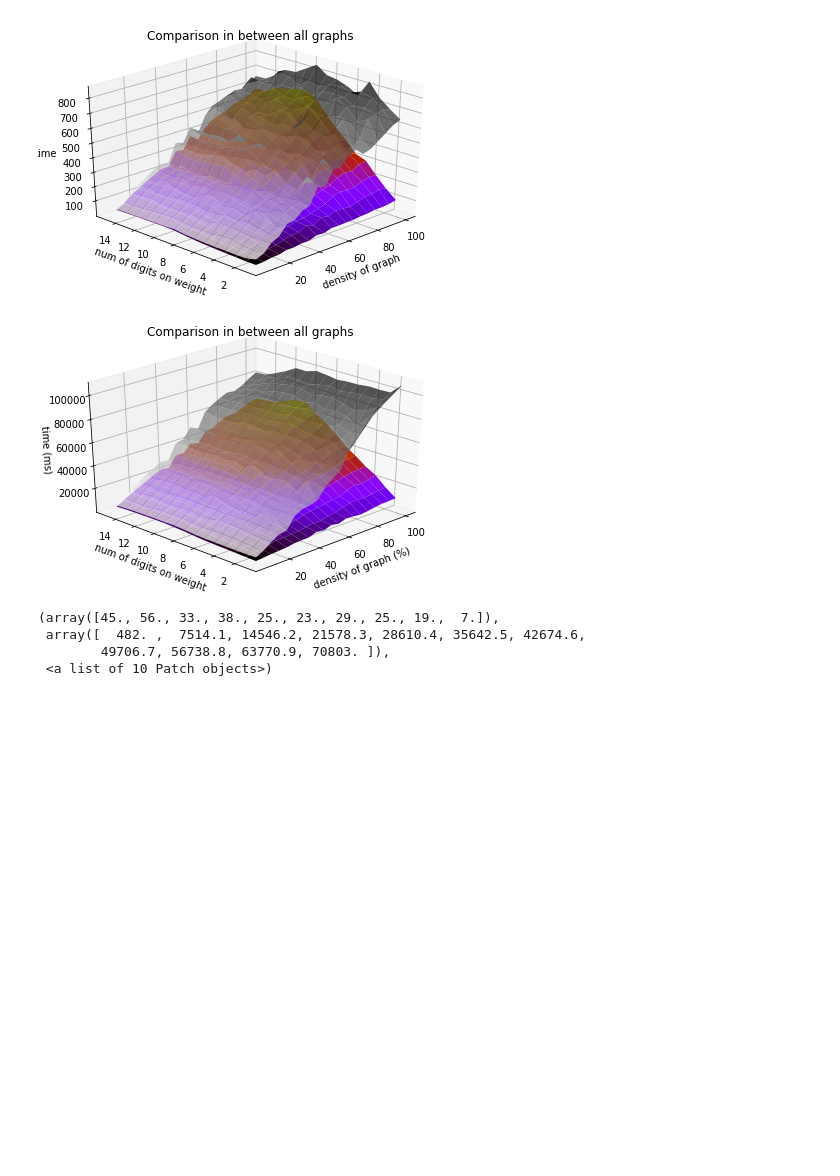
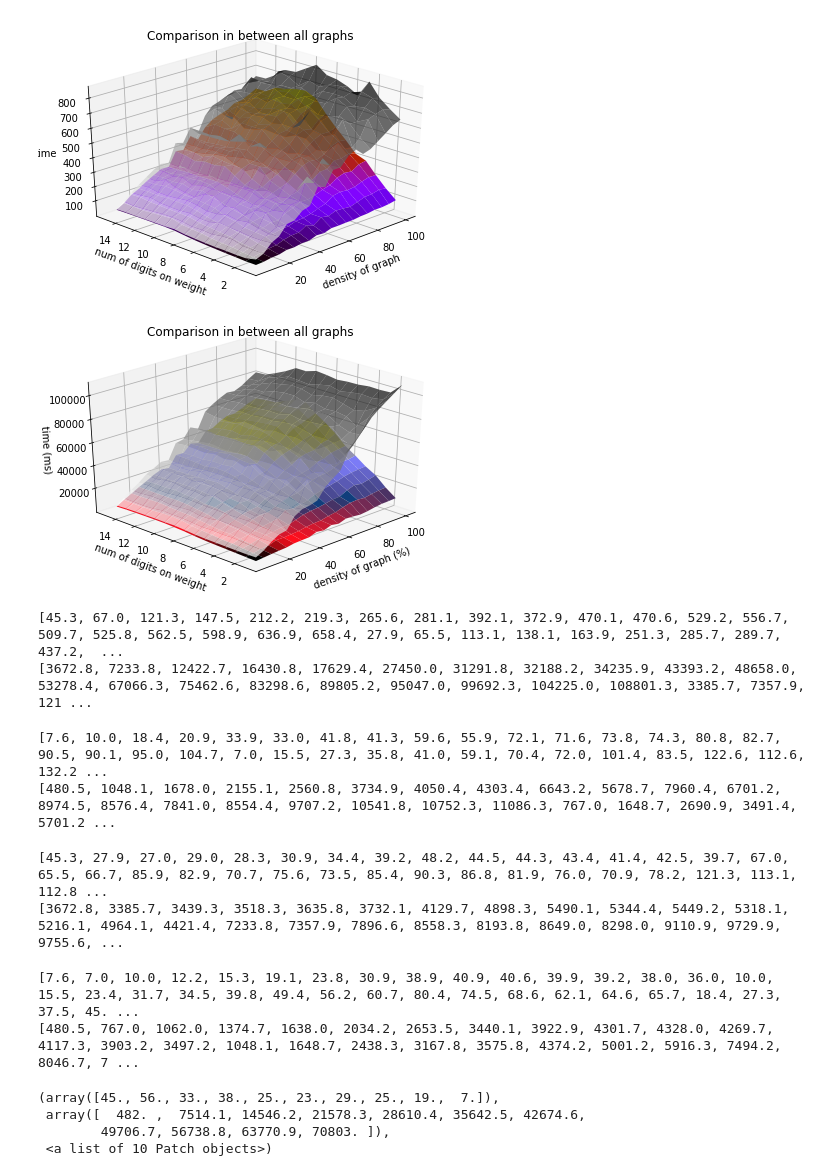
Before and after one commit to tannus/kruskal_radix, a Jupyter notebook: results/final_results/graphic_plots.ipynb, the cells around one changed output. Cells and saved outputs as stored; diff of their text form; code cells hidden in the pictures; blank space fills up the shorter version.

Commit message:
printing results

```diff
--- a/results/final_results/graphic_plots.ipynb
+++ b/results/final_results/graphic_plots.ipynb
@@ -257,30 +256,54 @@ plt.show()
 # %%
 fig = plt.figure()
 ax = plt.axes(projection="3d")
 
 #X is density, Y is digit_numbers and Z is time
 x = np.arange(5,105,5)
 y = np.arange(1,16,1)
 
 X, Y = np.meshgrid(x, y)
 zs1 = np.array(den_m4)
 zs2 = np.array(den_r4)
 Z1 = zs1.reshape(Y.shape)
 Z2 = zs2.reshape(Y.shape)
 
 ax.set_xlabel('density of graph (%)')
 ax.set_ylabel('num of digits on weight')
 ax.set_zlabel('time (ms)')
-ax.plot_surface(X, Y, Z2, rstride=1, cstride=1,cmap='gnuplot', edgecolor='none',alpha=1,label='radix')
+ax.plot_surface(X, Y, Z2, rstride=1, cstride=1,cmap='gist_stern', edgecolor='none',alpha=1,label='radix')
 ax.plot_surface(X, Y, Z1, rstride=1, cstride=1,cmap='binary', edgecolor='none',alpha=0.7,label='merge')
 
 
 ax.view_init(30, 225)
 ax.set_title('Comparison in between all graphs');
 plt.tight_layout()
 plt.show()
 # %% [output]
-[figure, old version]
+[figure, new version]
+# %%
+print(den_m3)
+print(den_m4)
+# %% [output]
+[45.3, 67.0, 121.3, 147.5, 212.2, 219.3, 265.6, 281.1, 392.1, 372.9, 470.1, 470.6, 529.2, 556.7, 509.7, 525.8, 562.5, 598.9, 636.9, 658.4, 27.9, 65.5, 113.1, 138.1, 163.9, 251.3, 285.7, 289.7, 437.2,  ...
+[3672.8, 7233.8, 12422.7, 16430.8, 17629.4, 27450.0, 31291.8, 32188.2, 34235.9, 43393.2, 48658.0, 53278.4, 67066.3, 75462.6, 83298.6, 89805.2, 95047.0, 99692.3, 104225.0, 108801.3, 3385.7, 7357.9, 121 ...
+# %%
+print(den_r3)
+print(den_r4)
+# %% [output]
+[7.6, 10.0, 18.4, 20.9, 33.9, 33.0, 41.8, 41.3, 59.6, 55.9, 72.1, 71.6, 73.8, 74.3, 80.8, 82.7, 90.5, 90.1, 95.0, 104.7, 7.0, 15.5, 27.3, 35.8, 41.0, 59.1, 70.4, 72.0, 101.4, 83.5, 122.6, 112.6, 132.2 ...
+[480.5, 1048.1, 1678.0, 2155.1, 2560.8, 3734.9, 4050.4, 4303.4, 6643.2, 5678.7, 7960.4, 6701.2, 8974.5, 8576.4, 7841.0, 8554.4, 9707.2, 10541.8, 10752.3, 11086.3, 767.0, 1648.7, 2690.9, 3491.4, 5701.2 ...
+# %%
+print(dig_m3)
+print(dig_m4)
+# %% [output]
+[45.3, 27.9, 27.0, 29.0, 28.3, 30.9, 34.4, 39.2, 48.2, 44.5, 44.3, 43.4, 41.4, 42.5, 39.7, 67.0, 65.5, 66.7, 85.9, 82.9, 70.7, 75.6, 73.5, 85.4, 90.3, 86.8, 81.9, 76.0, 70.9, 78.2, 121.3, 113.1, 112.8 ...
+[3672.8, 3385.7, 3439.3, 3518.3, 3635.8, 3732.1, 4129.7, 4898.3, 5490.1, 5344.4, 5449.2, 5318.1, 5216.1, 4964.1, 4421.4, 7233.8, 7357.9, 7896.6, 8558.3, 8193.8, 8649.0, 8298.0, 9110.9, 9729.9, 9755.6, ...
+# %%
+print(dig_r3)
+print(dig_r4)
+# %% [output]
+[7.6, 7.0, 10.0, 12.2, 15.3, 19.1, 23.8, 30.9, 38.9, 40.9, 40.6, 39.9, 39.2, 38.0, 36.0, 10.0, 15.5, 23.4, 31.7, 34.5, 39.8, 49.4, 56.2, 60.7, 80.4, 74.5, 68.6, 62.1, 64.6, 65.7, 18.4, 27.3, 37.5, 45. ...
+[480.5, 767.0, 1062.0, 1374.7, 1638.0, 2034.2, 2653.5, 3440.1, 3922.9, 4301.7, 4328.0, 4269.7, 4117.3, 3903.2, 3497.2, 1048.1, 1648.7, 2438.3, 3167.8, 3575.8, 4374.2, 5001.2, 5916.3, 7494.2, 8046.7, 7 ...
 # %%
 fig, axs = plt.subplots(1, 2, sharey=True, tight_layout=True)
 axs[0].hist(den_m4,color='orange')
```
Also changed, not shown: parts of 3 cells of this notebook.
